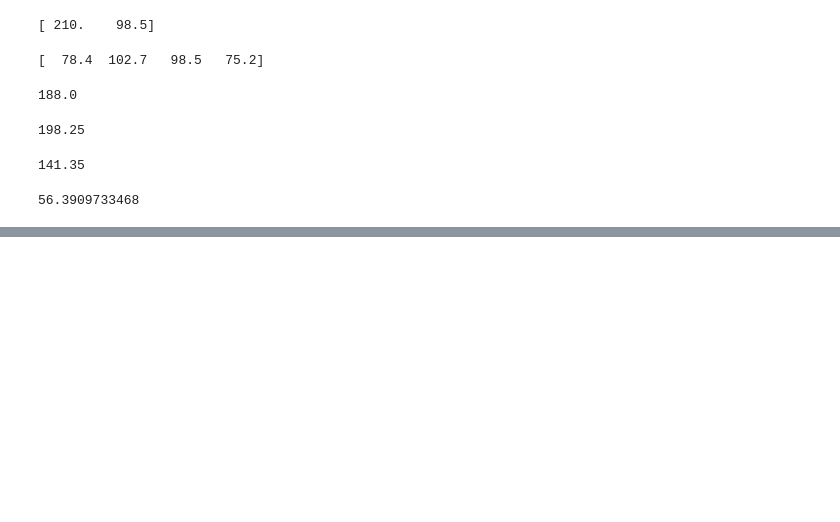
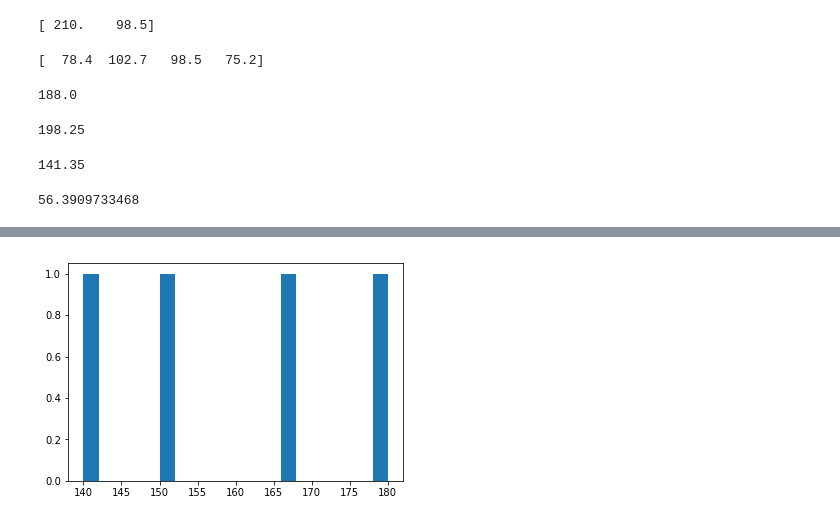
Before and after one commit to shayanray/myjupyternotebooks, a Jupyter notebook: Intro to Numpy-Matplotlib-Pandas.ipynb, the cells around one changed output, grey strips where cells are left out. Drawn from its saved outputs; the diff is of its cells as text; code cells hidden in the pictures; blank space fills up the shorter version.

```diff
--- a/Intro to Numpy-Matplotlib-Pandas.ipynb
+++ b/Intro to Numpy-Matplotlib-Pandas.ipynb
@@ -84,0 +104,6 @@ print(np.std(np_baseball))
+# %%
+plt.clf()
+plt.hist(np_height, bins=20)
+plt.show()
+# %% [output]
+[figure, added]
```
Also changed, not shown: parts of 7 cells of this notebook.
